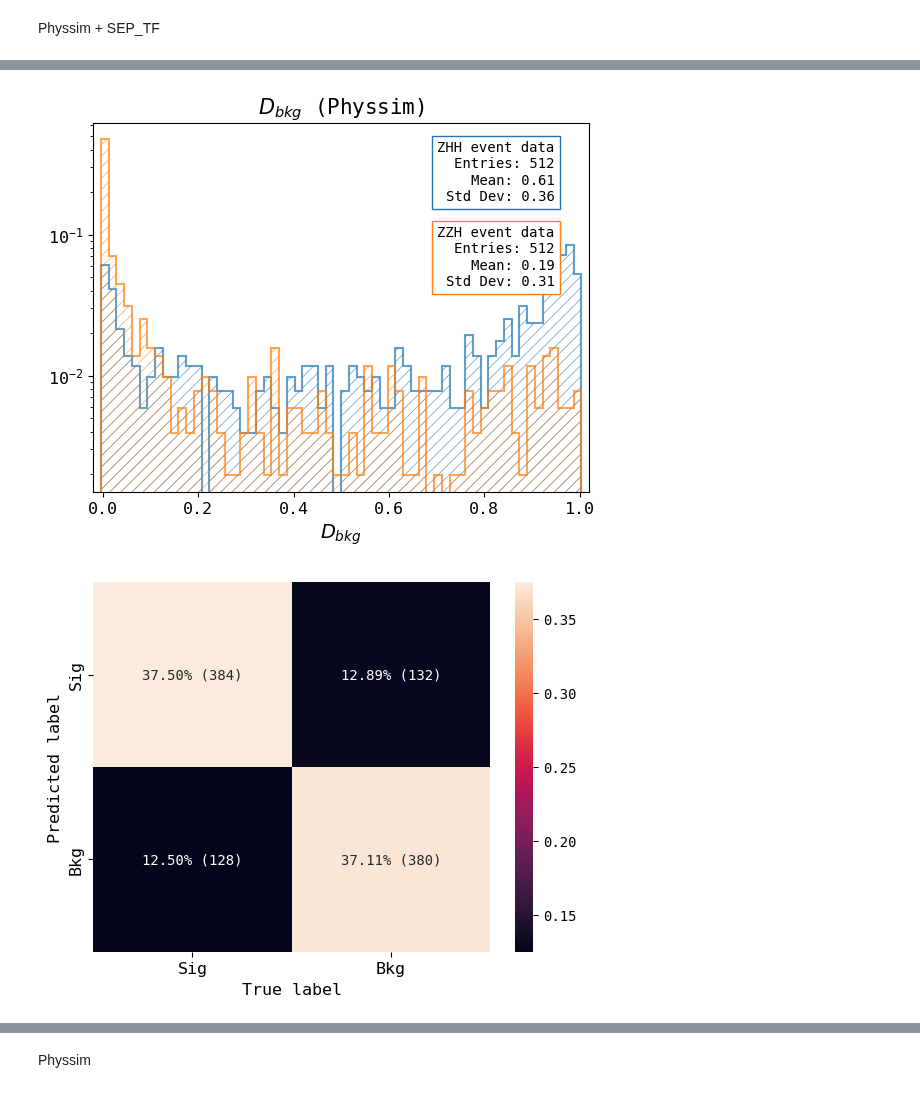
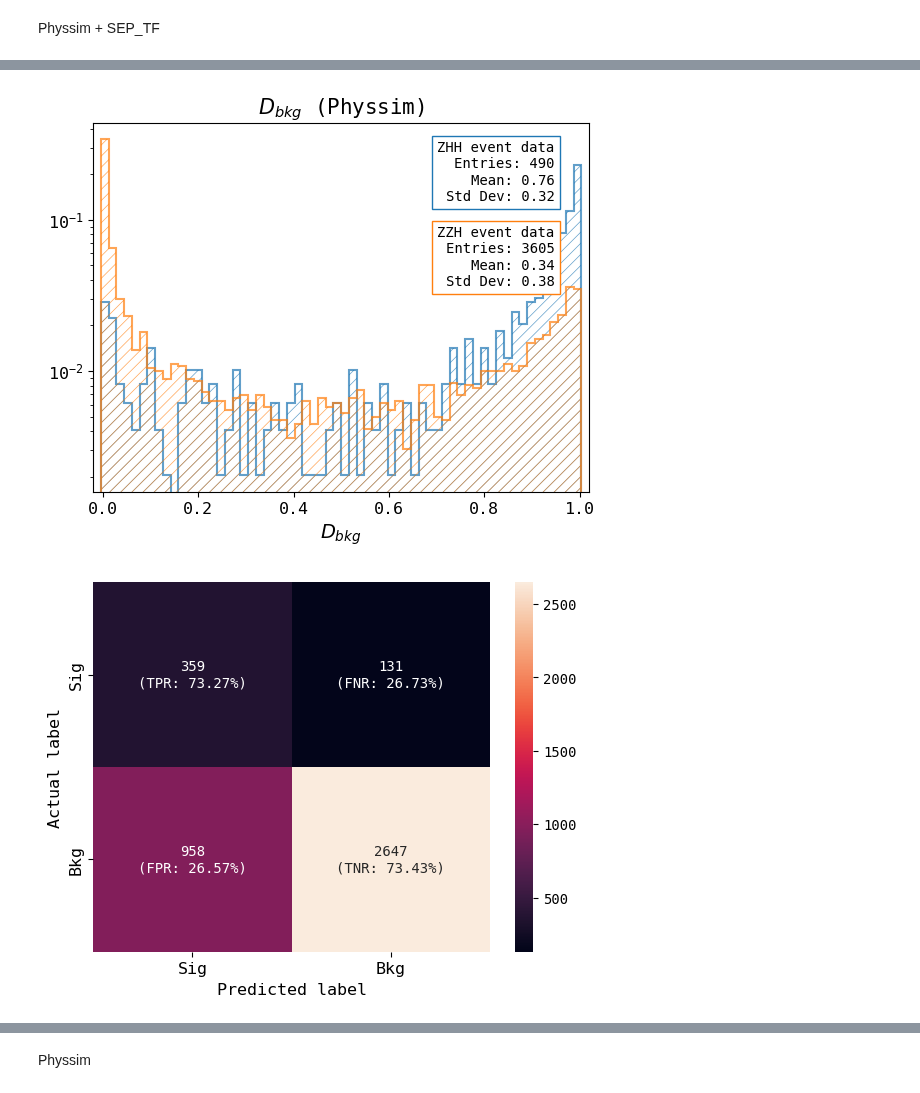
Before and after one commit to nVentis/MEM_HEP, a Jupyter notebook: results/mem_sep.ipynb, the cells around one changed output, grey strips where cells are left out. Saved outputs shown, nothing was run; the diff lists cells and outputs as text; code cells hidden in the pictures.

```diff
--- a/results/mem_sep.ipynb
+++ b/results/mem_sep.ipynb
@@ -8,14 +8,20 @@ import seaborn as sns
 import numpy as np
 import pandas as pd
 # %%
-reco = pd.DataFrame(np.load("/nfs/dust/ilc/user/bliewert/fullflow_v3/comparison/npy/reco/compare_reco_with_mg5.npy", allow_pickle=True))
+reco = pd.DataFrame(np.load("/nfs/dust/ilc/user/bliewert/fullflow_v3/comparison_old/npy/reco/compare_reco_with_mg5.npy", allow_pickle=True))
 # %% [markdown]
 Physsim + SEP_TF
 # %%
-results = load_results("/nfs/dust/ilc/user/bliewert/mem_integrate/results", reco)
+np.random.seed(2023)
+
+results = load_results("/nfs/dust/ilc/user/bliewert/mem_integrate_old/results", reco)
 
 print([
     np.count_nonzero(results["zhh_mem"] > results["zzh_mem"]),
     np.count_nonzero(results["zhh_mem"] < results["zzh_mem"])
-])
+], "nMEM(Sig > Bkg), nMEM(Sig < Bkg)")
+print([
+    np.count_nonzero(results["is_zhh"]),
+    np.count_nonzero(results["is_zzh"])
+], "nSig : nBkg")
 # %% [output]
@@ -23,8 +51,8 @@ print([
 # %%
 plot_r(results, "Physsim")
 # %% [output]
-[figure, old version]
+[figure, new version]
 # %%
-plot_confusion(conf_mat(results, threshold=best_threshold(results)), normalize=True)
+plot_confusion(conf_mat(results, threshold=best_threshold(results, optimization_scheme=2)))
 # %% [output]
-[figure, old version]
+[figure, new version]
```
Also changed, not shown: parts of 13 cells of this notebook, 46 other files.
